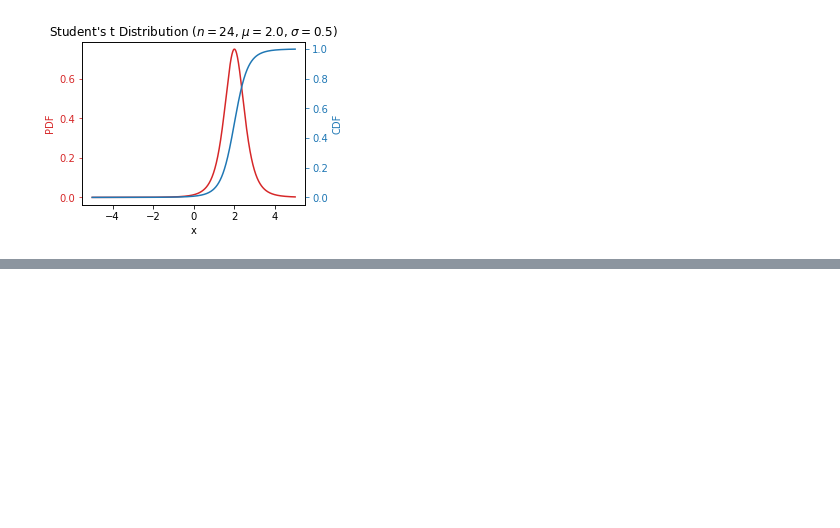
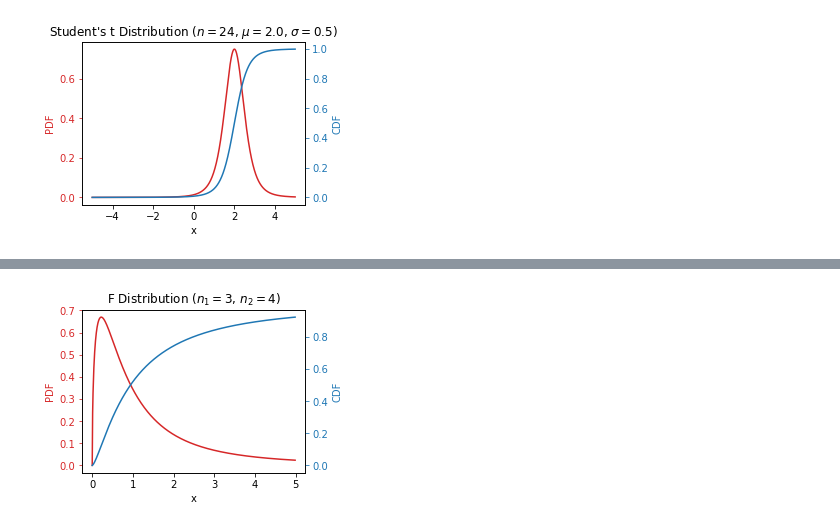
Before and after one commit to liunelson/learning-exercises, a Jupyter notebook: statlect/statlect_part3.ipynb, the cells around one changed output, grey strips where cells are left out. Cells and saved outputs as stored; diff of their text form; code cells hidden in the pictures; blank space fills up the shorter version.

Commit message:
Multivariate distributions.

```diff
--- a/statlect/statlect_part3.ipynb
+++ b/statlect/statlect_part3.ipynb
@@ -496,0 +512,26 @@ ax2.tick_params(axis = 'y', color = c2, labelcolor = c2)
+# %%
+import numpy as np
+from scipy.stats import f
+import matplotlib.pyplot as plt
+
+dfn = 3
+dfd = 4
+x = np.arange(0, 5, 0.01)
+PDF = f.pdf(x, dfn, dfd)
+CDF = f.cdf(x, dfn, dfd)
+
+fig, ax1 = plt.subplots(nrows = 1, ncols = 1, figsize = (4, 3))
+c1 = 'tab:red'
+ax1.plot(x, PDF, color = c1)
+ax1.set_xlabel('x')
+ax1.set_ylabel('PDF', color = c1)
+ax1.tick_params(axis = 'y', color = c1, labelcolor = c1)
+ax1.set_title(f'F Distribution ($n_1 = {dfn}$, $n_2 = {dfd}$)')
+
+c2 = 'tab:blue'
+ax2 = ax1.twinx()
+ax2.plot(x, CDF, color = c2)
+ax2.set_ylabel('CDF', color = c2)
+ax2.tick_params(axis = 'y', color = c2, labelcolor = c2)
+# %% [output]
+[figure, added]
```
Also changed, not shown: parts of 6 cells of this notebook, 1 other file.
